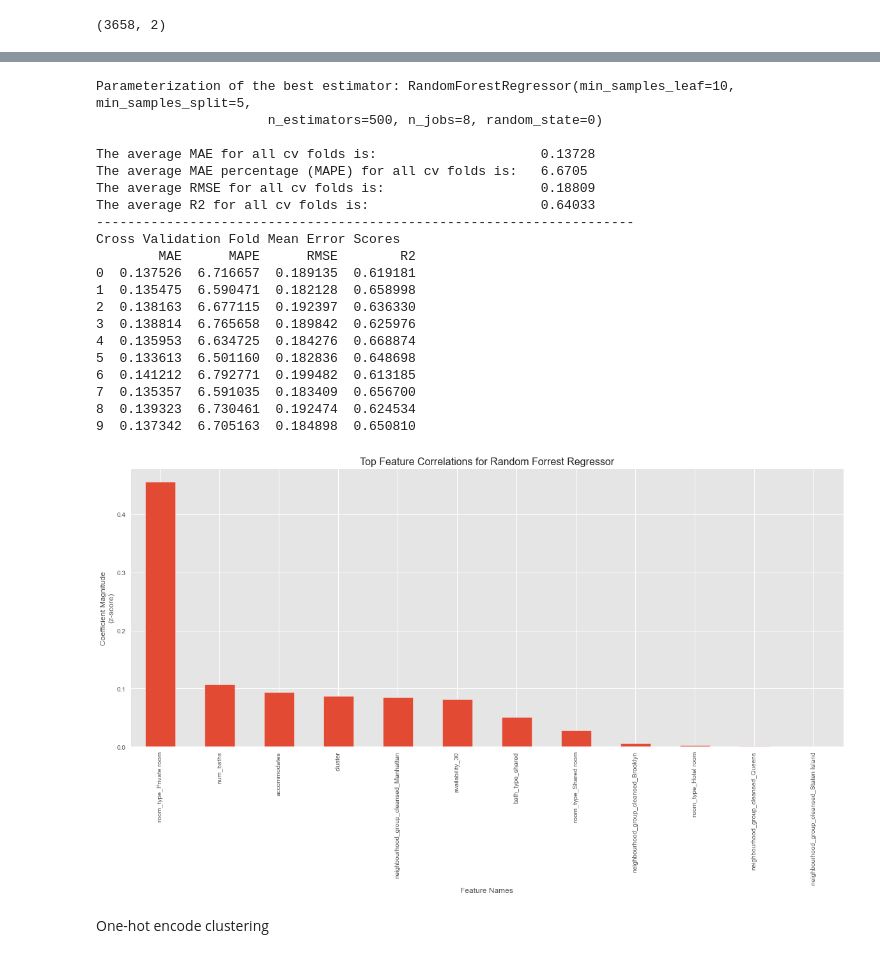
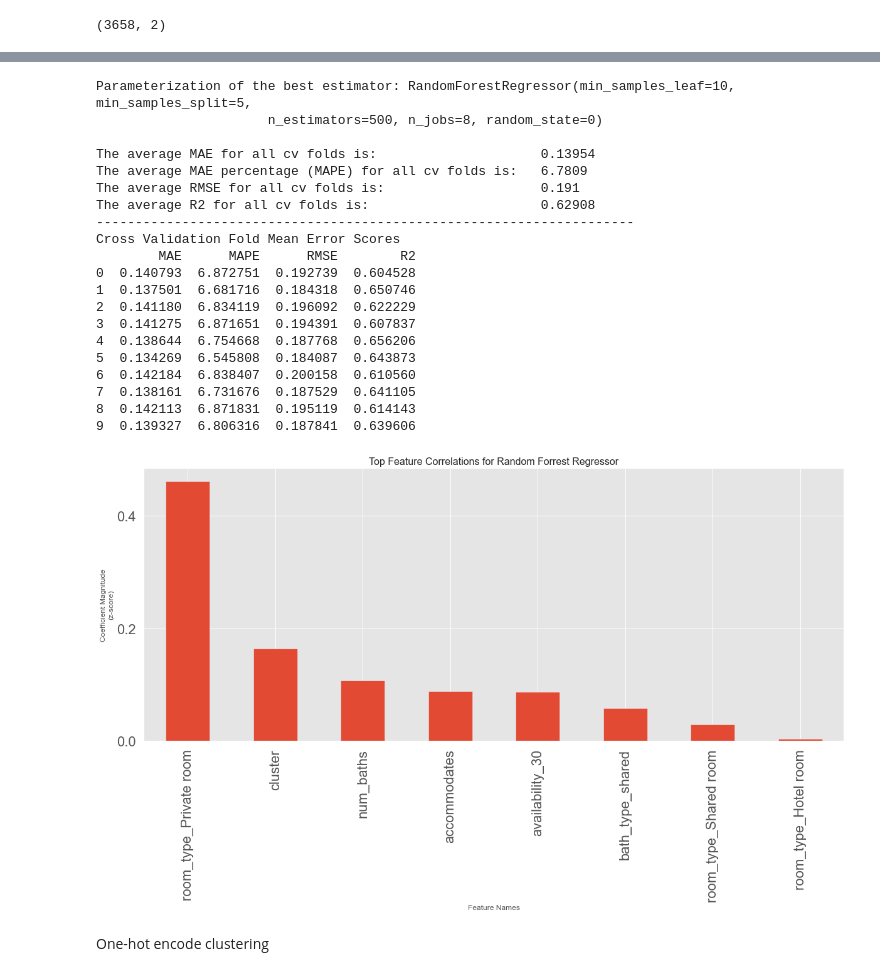
Before and after one commit to rickfontenot/airbnb, a Jupyter notebook: Lab3/Working/lab3_Rick.ipynb, the cells around one changed output, grey strips where cells are left out. Drawn from its saved outputs; the diff is of its cells as text; code cells hidden in the pictures.

Commit message:
update kmeans in rick working notebook

```diff
--- a/Lab3/Working/lab3_Rick.ipynb
+++ b/Lab3/Working/lab3_Rick.ipynb
@@ -874,5 +926,15 @@ plt.show()
 # %%
-model_train = kmeans.fit(LatLong)
+#--------Change parameters below this line---------------------------
+# CHANGE THE PARAMETERS HERE TO GET A CONSISTENTLY OPTIMAL CLUSTERING
+# run kmeans algorithm (this is the most traditional use of k-means)
+kmeans_tuned = KMeans(
+    init='k-means++',    # initialization
+    n_clusters=60,    # number of clusters
+    n_init=1,         # number of different times to run k-means
+    n_jobs=-1)
+#--------Change parameters above this line---------------------------
+
+model_train = kmeans_tuned.fit(LatLong)
 
 label = model_train.predict(LatLong)
 
@@ -1034,0 +1013,5 @@ listings_validation.head()
+# %%
+plt.figure(figsize=(15,8))
+sns.set(font_scale=1)
+sns.boxplot(x='cluster', y='price', data=listings_modeling)
+plt.ylim(0, 1000)
@@ -1034,0 +1021,5 @@ listings_validation.head()
+# %%
+plt.figure(figsize=(15,8))
+sns.set(font_scale=1)
+sns.boxplot(x='cluster', y=listings_modeling.price / listings_modeling.accommodates, data=listings_modeling)
+plt.ylim(0, 400)
@@ -1035,10 +1029,10 @@ listings_validation.head()
 # %%
 #Create X and Y for modeling
-X_price = listings_modeling.drop(['id','price','price_log','latitude','longitude'],axis=1) #droping rating_max
+X_price = listings_modeling.drop(['id','price','price_log','latitude','longitude','neighbourhood_group_cleansed_Brooklyn','neighbourhood_group_cleansed_Manhattan','neighbourhood_group_cleansed_Queens','neighbourhood_group_cleansed_Staten Island'],axis=1) #droping rating_max
 Y_price_log = listings_modeling['price_log']
 
 #Create new X and Y for validation
-X_price_valid = listings_validation.drop(['id','price','price_log','latitude','longitude'],axis=1) #droping rating_max
+X_price_valid = listings_validation.drop(['id','price','price_log','latitude','longitude','neighbourhood_group_cleansed_Brooklyn','neighbourhood_group_cleansed_Manhattan','neighbourhood_group_cleansed_Queens','neighbourhood_group_cleansed_Staten Island'],axis=1) #droping rating_max
 Y_price_log_valid = listings_validation['price_log']
 
 #Standard scale the data
@@ -1063,23 +1057,23 @@ regModel_stat = regModel_stat.append(rf)
 Parameterization of the best estimator: RandomForestRegressor(min_samples_leaf=10, min_samples_split=5,
                       n_estimators=500, n_jobs=8, random_state=0)
 
-The average MAE for all cv folds is:                     0.13728
-The average MAE percentage (MAPE) for all cv folds is:   6.6705
-The average RMSE for all cv folds is:                    0.18809
-The average R2 for all cv folds is:                      0.64033
+The average MAE for all cv folds is:                     0.13954
+The average MAE percentage (MAPE) for all cv folds is:   6.7809
+The average RMSE for all cv folds is:                    0.191
+The average R2 for all cv folds is:                      0.62908
 ---------------------------------------------------------------------
 Cross Validation Fold Mean Error Scores
         MAE      MAPE      RMSE        R2
-0  0.137526  6.716657  0.189135  0.619181
-1  0.135475  6.590471  0.182128  0.658998
-2  0.138163  6.677115  0.192397  0.636330
-3  0.138814  6.765658  0.189842  0.625976
-4  0.135953  6.634725  0.184276  0.668874
-5  0.133613  6.501160  0.182836  0.648698
-6  0.141212  6.792771  0.199482  0.613185
-7  0.135357  6.591035  0.183409  0.656700
-8  0.139323  6.730461  0.192474  0.624534
-9  0.137342  6.705163  0.184898  0.650810
+0  0.140793  6.872751  0.192739  0.604528
+1  0.137501  6.681716  0.184318  0.650746
+2  0.141180  6.834119  0.196092  0.622229
+3  0.141275  6.871651  0.194391  0.607837
+4  0.138644  6.754668  0.187768  0.656206
+5  0.134269  6.545808  0.184087  0.643873
+6  0.142184  6.838407  0.200158  0.610560
+7  0.138161  6.731676  0.187529  0.641105
+8  0.142113  6.871831  0.195119  0.614143
+9  0.139327  6.806316  0.187841  0.639606
 # %%
 #Load the model's coefficient weights and feature names into a dataframe sorted by weights
 randomForrestReg_weights = rfRandomEstimator.feature_importances_.ravel()
@@ -1089,23 +1083,24 @@ randomForrestReg_ft_imp_df.sort_values(by='absolute_weights', inplace=True, asce
 # %%
 # Examine categorical variables of interest
 import matplotlib.pyplot as plt
 %matplotlib inline
 
 #Plot the model's feature importances
 # REFERENCE:  Eric Larson, https://github.com/eclarson/DataMiningNotebooks
 plt.style.use('ggplot')
 
 randomForrestReg_wt_plt_df = randomForrestReg_ft_imp_df.head(75)
 
 randomForrestReg_weights = pd.Series(randomForrestReg_wt_plt_df['weights'].values,index=randomForrestReg_wt_plt_df['feature_names'])
 ax = randomForrestReg_weights.plot(kind='bar', figsize=(20,8))
 
+sns.set(font_scale=5)
 ax.set_title("Top Feature Correlations for Random Forrest Regressor", fontsize=16)
 ax.set_ylabel("Coefficient Magnitude\n(z-score)")
 ax.set_xlabel("Feature Names")
 plt.show()
 # %% [output]
-[figure, old version]
+[figure, new version]
 # %% [markdown]
 One-hot encode clustering
 # %%
```
Also changed, not shown: parts of 38 cells of this notebook.
